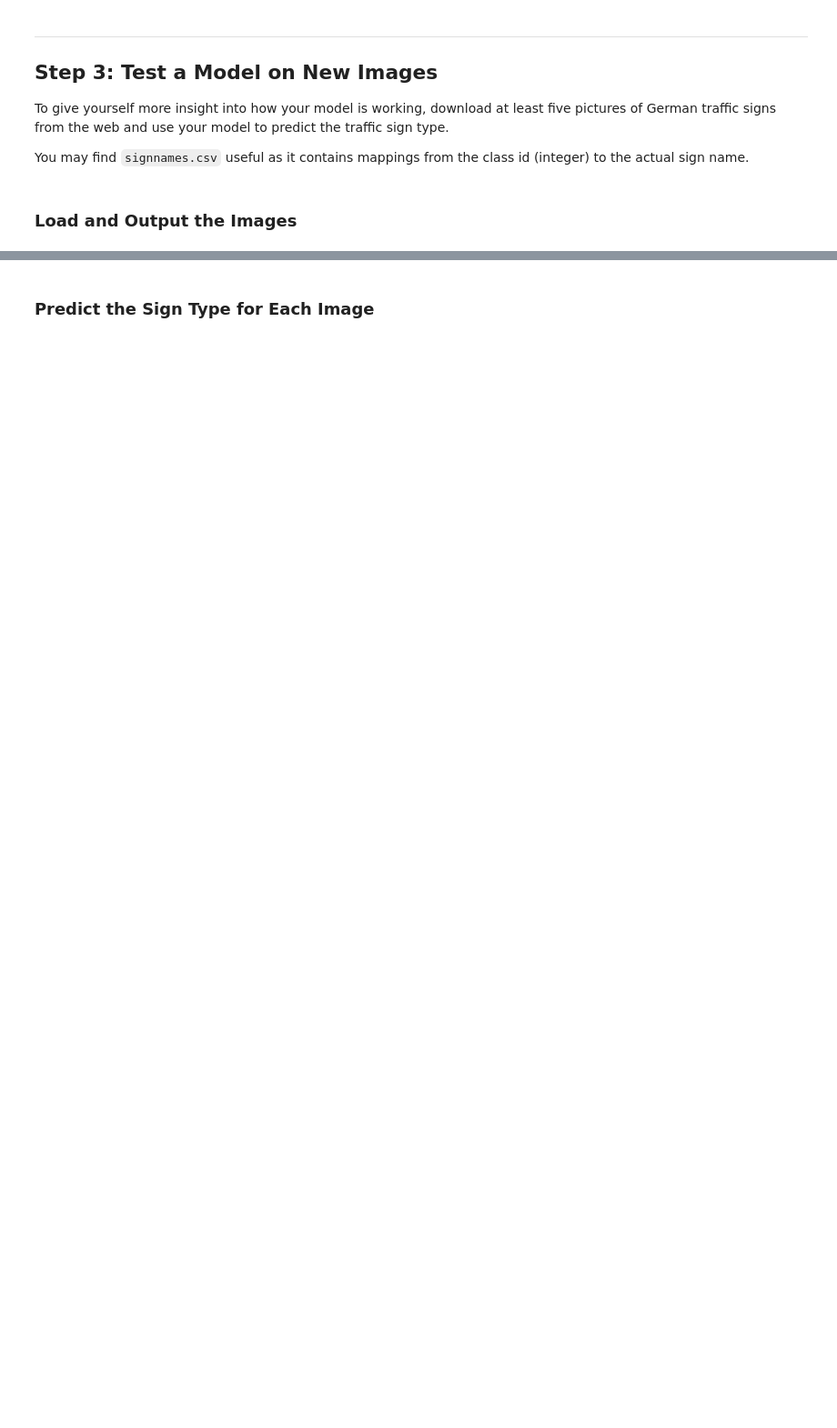
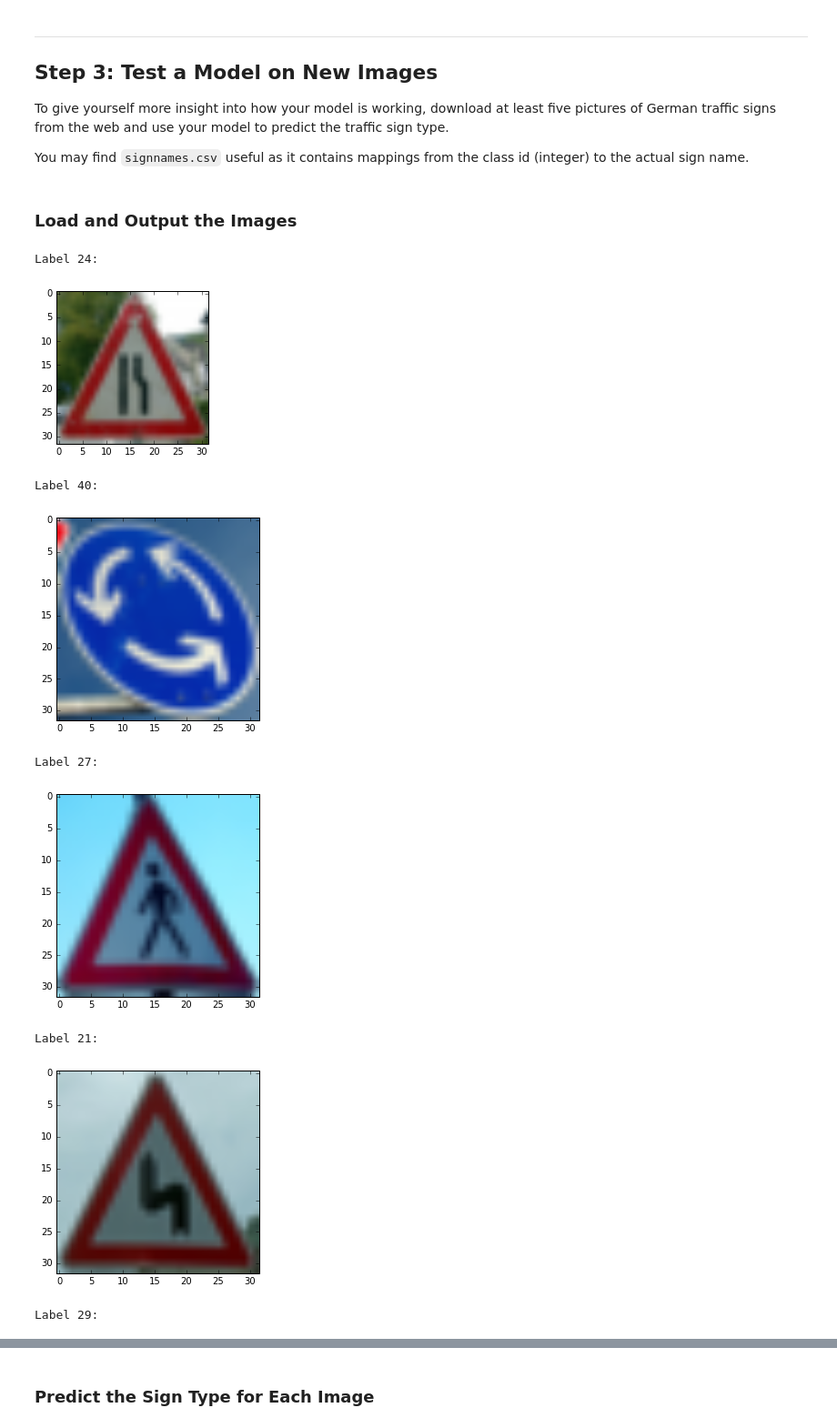
Before and after one commit to udacity/CarND-Traffic-Sign-Classifier-Project, a Jupyter notebook: Traffic_Sign_Classifier.ipynb, the cells around one changed output, grey strips where cells are left out. Shown at 91% size. Saved outputs shown, nothing was run; the diff lists cells and outputs as text; code cells hidden in the pictures; blank space fills up the shorter version.

```diff
--- a/Traffic_Sign_Classifier.ipynb
+++ b/Traffic_Sign_Classifier.ipynb
@@ -290,0 +373,42 @@ You may find `signnames.csv` useful as it contains mappings from the class id (i
+# %%
+### Load the images and plot them here.
+### Feel free to use as many code cells as needed.
+
+import matplotlib.image as mpimg
+import matplotlib.pyplot as plt
+import numpy as np
+from os import listdir
+from os.path import join
+from scipy.misc import imresize
+
+%matplotlib inline
+
+EXAMPLES_DIRECTORY = 'german_traffic_sign_examples_cropped'
+
+plt.figure(figsize=(3,3))
+example_images = []
+example_labels = []
+
+for file_name in listdir(EXAMPLES_DIRECTORY):
+    image = imresize(mpimg.imread(join(EXAMPLES_DIRECTORY, file_name)), (32, 32))
+    label = int(file_name[0:2])
+    example_images.append(image)
+    example_labels.append(label)
+
+example_images = np.asarray(example_images)
+example_labels = np.asarray(example_labels)
+
+for image, label in zip(example_images, example_labels):
+    print('Label %d: ' % label)
+    plt.imshow(image)
+    plt.show()
+# %% [output]
+Label 24:
+[figure, added]
+Label 40:
+[figure, added]
+Label 27:
+[figure, added]
+Label 21:
+[figure, added]
+Label 29:
```
Also changed, not shown: parts of 16 cells of this notebook, 23 other files.
